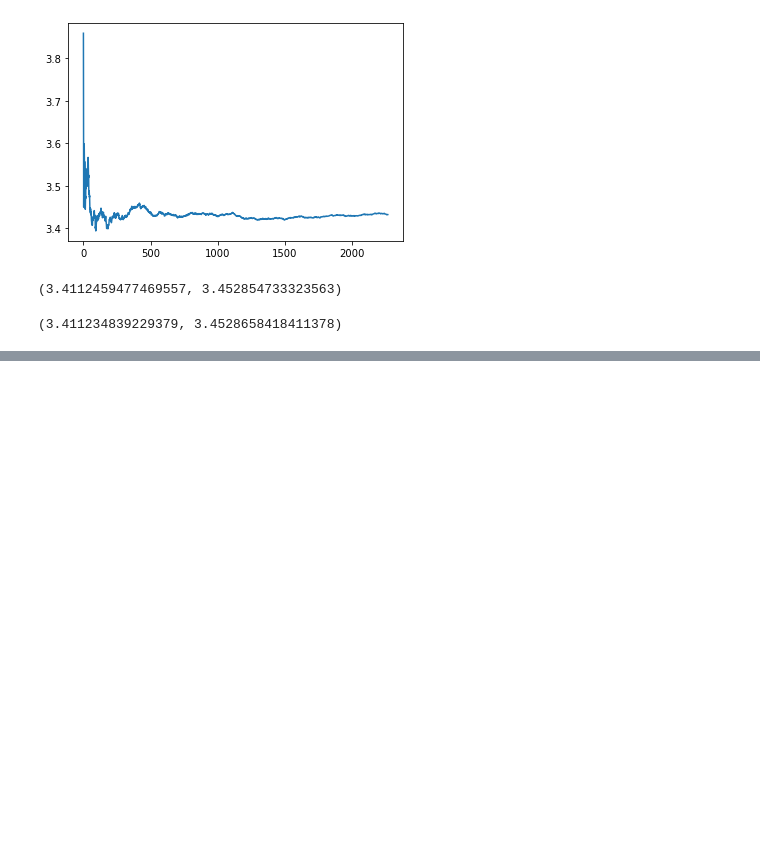
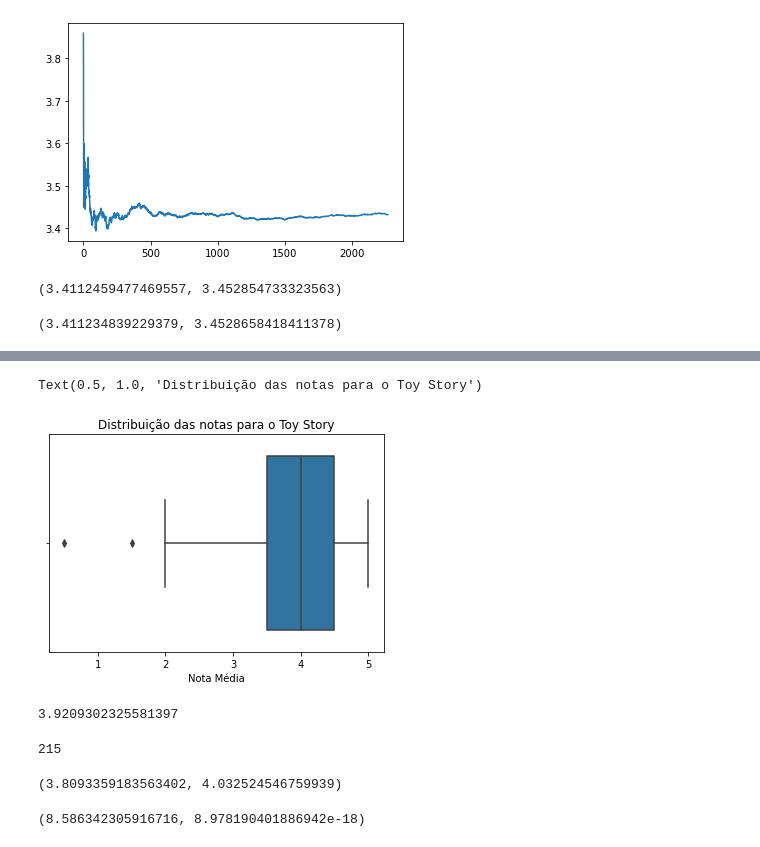
Before and after one commit to caiobarretta/Alura, a Jupyter notebook: Data Science/Formação Data Science/Data Science Introdução a testes estatísticos com Python/Data Science - Introdução a Testes.ipynb, the cells around one changed output, grey strips where cells are left out. Drawn from its saved outputs; the diff is of its cells as text; code cells hidden in the pictures; blank space fills up the shorter version.

```diff
--- a/Data Science/Formação Data Science/Data Science Introdução a testes estatísticos com Python/Data Science - Introdução a Testes.ipynb
+++ b/Data Science/Formação Data Science/Data Science Introdução a testes estatísticos com Python/Data Science - Introdução a Testes.ipynb
@@ -268,0 +294,19 @@ descr_todos_com_10_votos.tconfint_mean()
+# %%
+ax = sns.boxplot(notas1.rating)
+ax.set(xlabel='Nota Média')
+ax.set_title("Distribuição das notas para o Toy Story")
+# %% [output]
+Text(0.5, 1.0, 'Distribuição das notas para o Toy Story')
+[figure, added]
+# %%
+notas1.rating.mean()
+# %% [output]
+3.9209302325581397
+# %%
+notas1.rating.count()
+# %% [output]
+215
+# %%
+zconfint(notas1.rating)
+# %% [output]
+(3.8093359183563402, 4.032524546759939)
@@ -268,0 +315,4 @@ descr_todos_com_10_votos.tconfint_mean()
+# %%
+ztest(notas1.rating, value=nota_media_dos_filmes_com_pelo_menos_10_votos.mean()) #<= 0.05
+# %% [output]
+(8.586342305916716, 8.978190401886942e-18)
```
Also changed, not shown: parts of 5 cells of this notebook.
